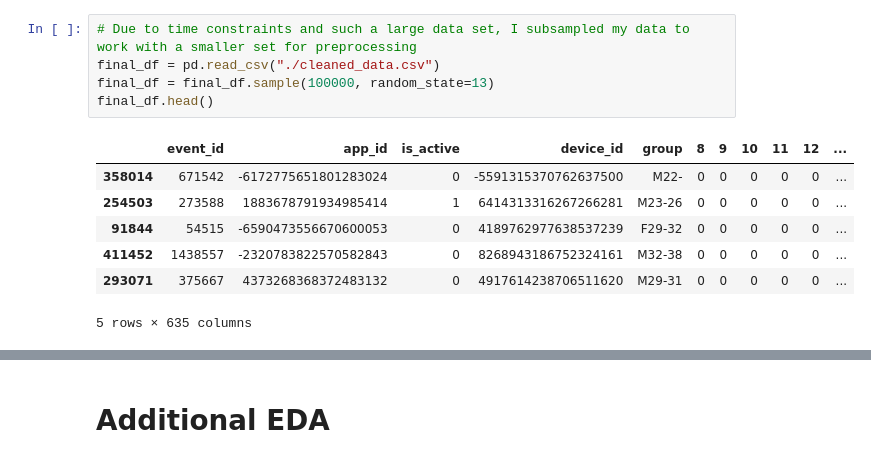
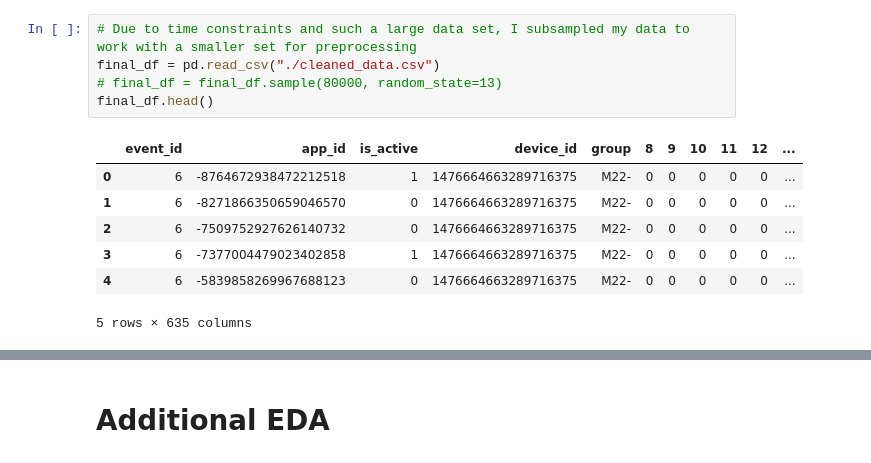
Before and after one commit to jhl126/Talking-Data-User-Demographics, a Jupyter notebook: Final Capstone Supervised Learning.ipynb, the cells around one changed output, grey strips where cells are left out. Drawn from its saved outputs; the diff is of its cells as text.

```diff
--- a/Final Capstone Supervised Learning.ipynb
+++ b/Final Capstone Supervised Learning.ipynb
@@ -29,14 +31,14 @@ from sklearn.metrics import (
 # %%
 # Due to time constraints and such a large data set, I subsampled my data to work with a smaller set for preprocessing
 final_df = pd.read_csv("./cleaned_data.csv")
-final_df = final_df.sample(100000, random_state=13)
+# final_df = final_df.sample(80000, random_state=13)
 final_df.head()
 # %% [output]
 |  | event_id | app_id | is_active | device_id | group | 8 | 9 | 10 | 11 | 12 | ... |
-| 358014 | 671542 | -6172775651801283024 | 0 | -5591315370762637500 | M22- | 0 | 0 | 0 | 0 | 0 | ... |
-| 254503 | 273588 | 1883678791934985414 | 1 | 6414313316267266281 | M23-26 | 0 | 0 | 0 | 0 | 0 | ... |
-| 91844 | 54515 | -6590473556670600053 | 0 | 4189762977638537239 | F29-32 | 0 | 0 | 0 | 0 | 0 | ... |
-| 411452 | 1438557 | -2320783822570582843 | 0 | 8268943186752324161 | M32-38 | 0 | 0 | 0 | 0 | 0 | ... |
-| 293071 | 375667 | 4373268368372483132 | 0 | 4917614238706511620 | M29-31 | 0 | 0 | 0 | 0 | 0 | ... |
+| 0 | 6 | -8764672938472212518 | 1 | 1476664663289716375 | M22- | 0 | 0 | 0 | 0 | 0 | ... |
+| 1 | 6 | -8271866350659046570 | 0 | 1476664663289716375 | M22- | 0 | 0 | 0 | 0 | 0 | ... |
+| 2 | 6 | -7509752927626140732 | 0 | 1476664663289716375 | M22- | 0 | 0 | 0 | 0 | 0 | ... |
+| 3 | 6 | -7377004479023402858 | 1 | 1476664663289716375 | M22- | 0 | 0 | 0 | 0 | 0 | ... |
+| 4 | 6 | -5839858269967688123 | 0 | 1476664663289716375 | M22- | 0 | 0 | 0 | 0 | 0 | ... |
 5 rows × 635 columns
 [interactive output not drawn]
```
Also changed, not shown: parts of 15 cells of this notebook.
